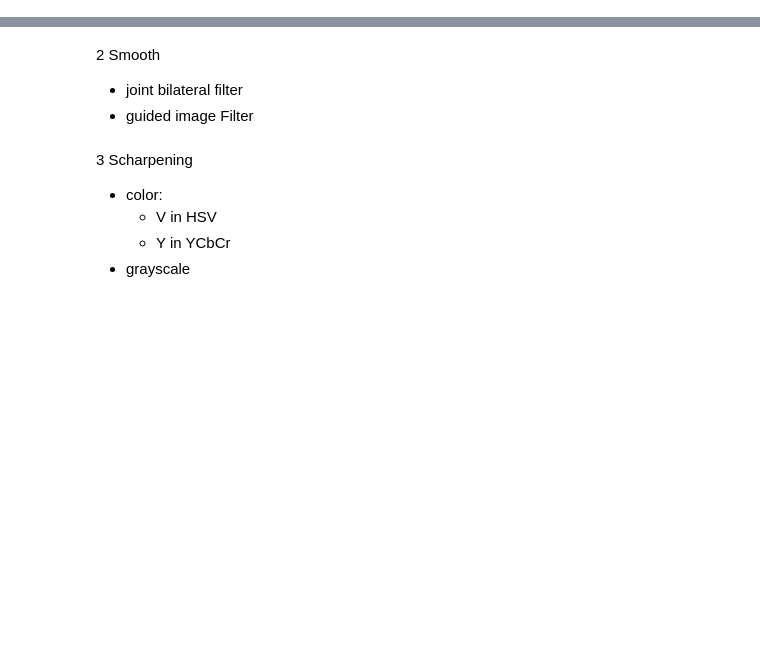
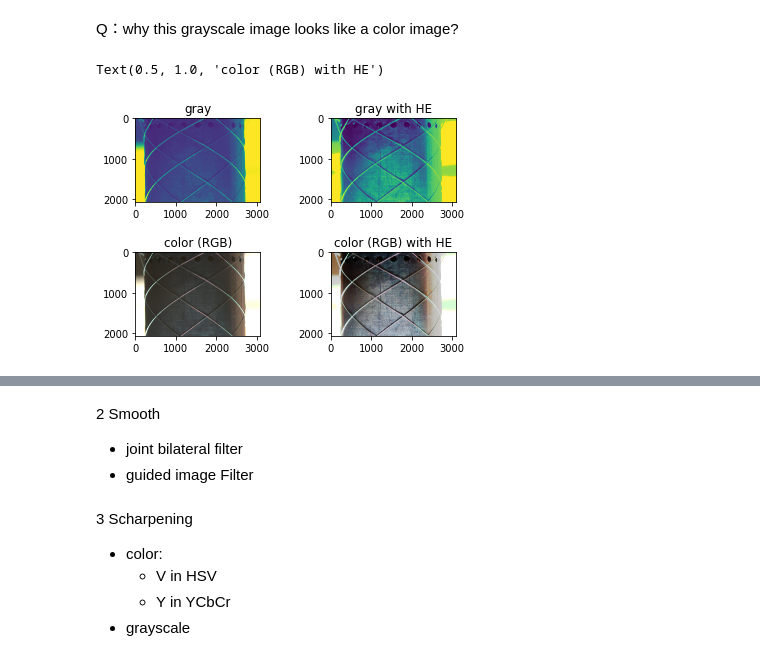
Before and after one commit to DuncanDai/master_border_extraction, a Jupyter notebook: prework_quick_test.ipynb, the cells around one changed output, grey strips where cells are left out. Saved outputs shown, nothing was run; the diff lists cells and outputs as text; code cells hidden in the pictures; blank space fills up the shorter version.

```diff
--- a/prework_quick_test.ipynb
+++ b/prework_quick_test.ipynb
@@ -37,0 +53,35 @@ plt.show()
+# %% [markdown]
+Q：why this grayscale image looks like a color image?
+# %%
+# grayscale
+gray = cv2.cvtColor(image,cv2.COLOR_RGB2GRAY)
+equ_gray = cv2.equalizeHist(gray)
+
+# color
+(r, g, b) = cv2.split(image)
+rH = cv2.equalizeHist(r)
+gH = cv2.equalizeHist(g)
+bH = cv2.equalizeHist(b)
+# merge channels
+equ_rgb = cv2.merge((rH, gH, bH))
+# %%
+plt.figure()
+plt.subplots_adjust(wspace=0.4, hspace=0.6)
+plt.subplot(2, 2, 1)
+plt.imshow(gray)
+plt.title('gray')
+
+plt.subplot(2, 2, 2)
+plt.imshow(equ_gray)
+plt.title('gray with HE')
+
+plt.subplot(2, 2, 3)
+plt.imshow(image)
+plt.title('color (RGB)')
+
+plt.subplot(2, 2, 4)
+plt.imshow(equ_rgb)
+plt.title('color (RGB) with HE')
+# %% [output]
+Text(0.5, 1.0, 'color (RGB) with HE')
+[figure, added]
```
Also changed, not shown: parts of 16 cells of this notebook.
